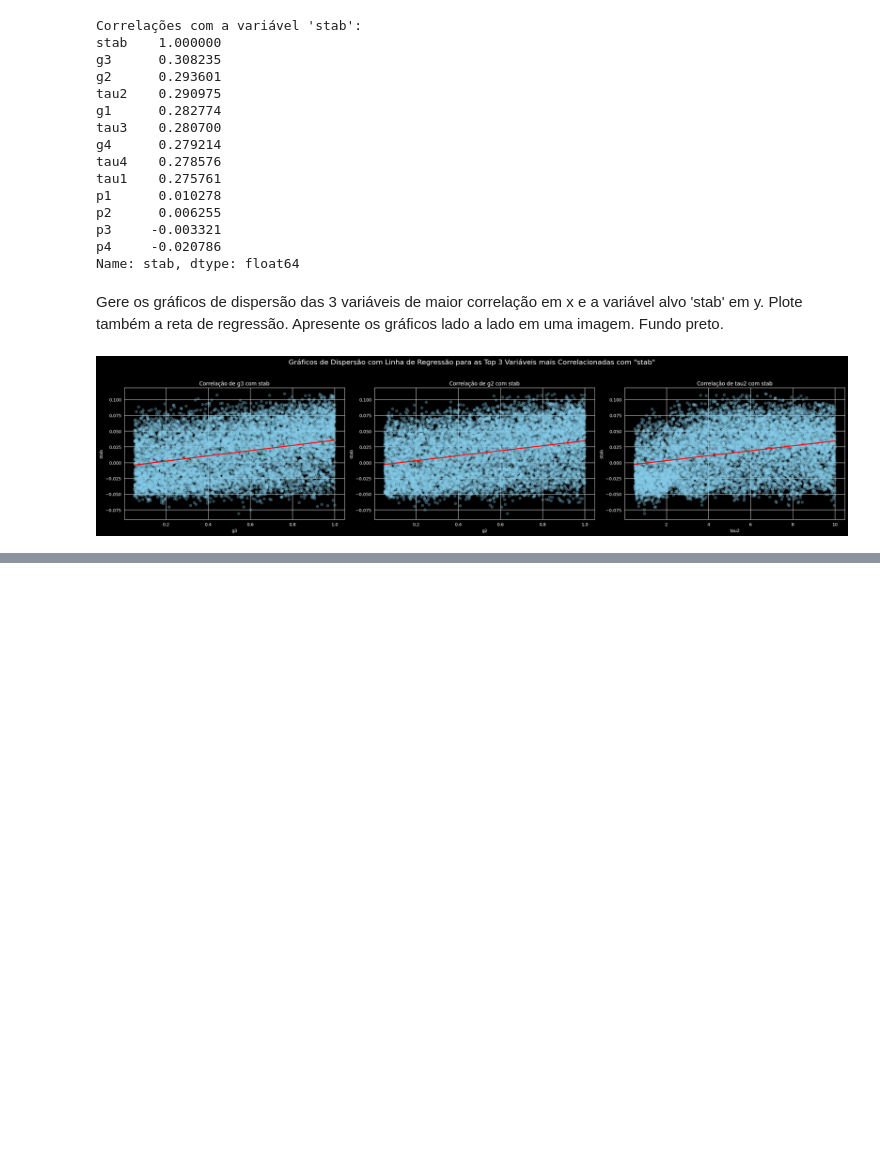
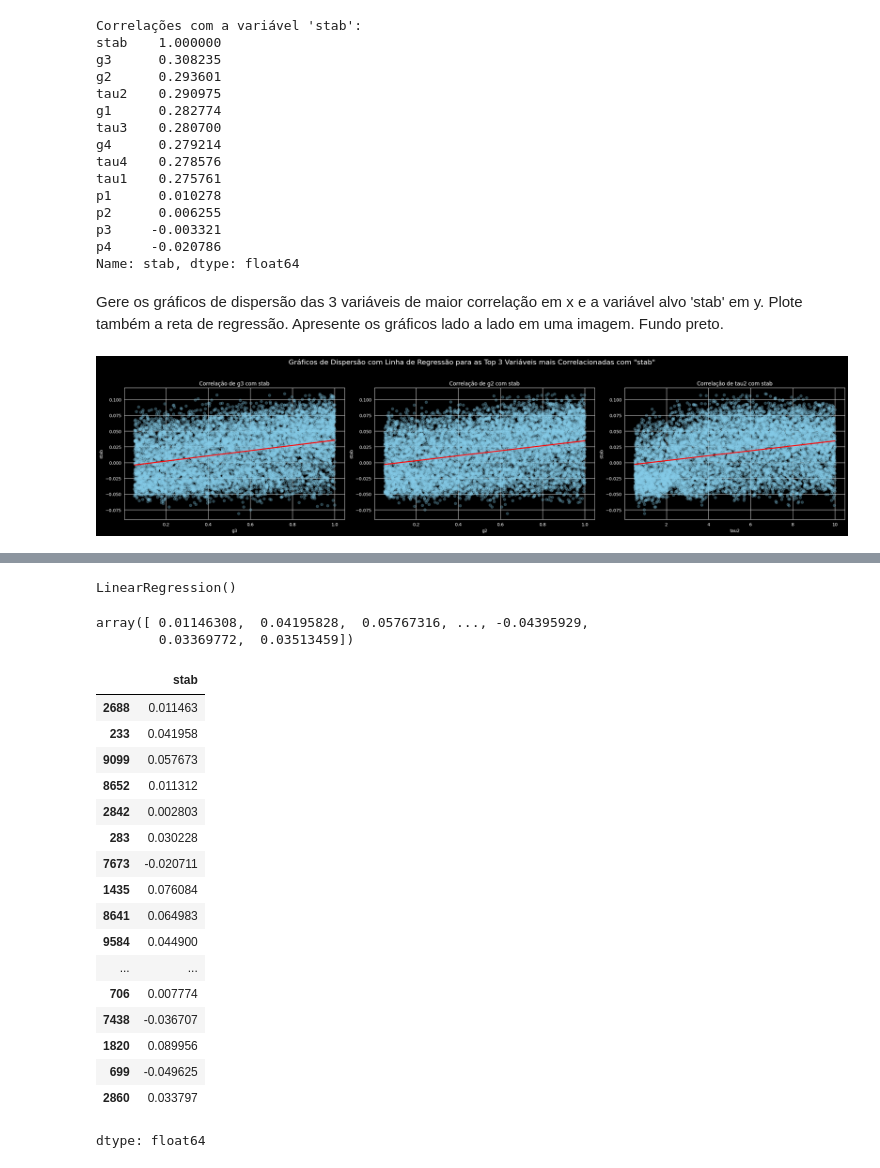
Before and after one commit to prof-atritiack/1CC-MLAM-regressao-linear-CP2-2sem, a Jupyter notebook: AULA_07_ML_ENERGIA.ipynb, the cells around one changed output, grey strips where cells are left out. Saved outputs shown, nothing was run; the diff lists cells and outputs as text; code cells hidden in the pictures; blank space fills up the shorter version.

```diff
--- a/AULA_07_ML_ENERGIA.ipynb
+++ b/AULA_07_ML_ENERGIA.ipynb
@@ -326,0 +321,4 @@ plt.rcParams['axes.titlecolor'] = 'black'
+# %%
+# Dados de entrada do modelo (X):
+X = dados[['tau2', 'g2', 'g3']]
+X.head()
@@ -326,0 +344,3 @@ plt.rcParams['axes.titlecolor'] = 'black'
+# %%
+# Separando dados de treino e teste
+X_train, X_test, y_train, y_test = train_test_split(X, y, test_size=0.2, random_state=17)
@@ -326,0 +365,31 @@ plt.rcParams['axes.titlecolor'] = 'black'
+# %%
+# Treinamento do modelo de regressão linear
+modelo_LR.fit(X_train, y_train)
+# %% [output]
+LinearRegression()
+# %%
+y_test.values
+# %% [output]
+array([ 0.01146308,  0.04195828,  0.05767316, ..., -0.04395929,
+        0.03369772,  0.03513459])
+# %%
+y_test[:50]
+# %% [output]
+|  | stab |
+| 2688 | 0.011463 |
+| 233 | 0.041958 |
+| 9099 | 0.057673 |
+| 8652 | 0.011312 |
+| 2842 | 0.002803 |
+| 283 | 0.030228 |
+| 7673 | -0.020711 |
+| 1435 | 0.076084 |
+| 8641 | 0.064983 |
+| 9584 | 0.044900 |
+| ... | ... |
+| 706 | 0.007774 |
+| 7438 | -0.036707 |
+| 1820 | 0.089956 |
+| 699 | -0.049625 |
+| 2860 | 0.033797 |
+dtype: float64
```
Also changed, not shown: parts of 11 cells of this notebook.
